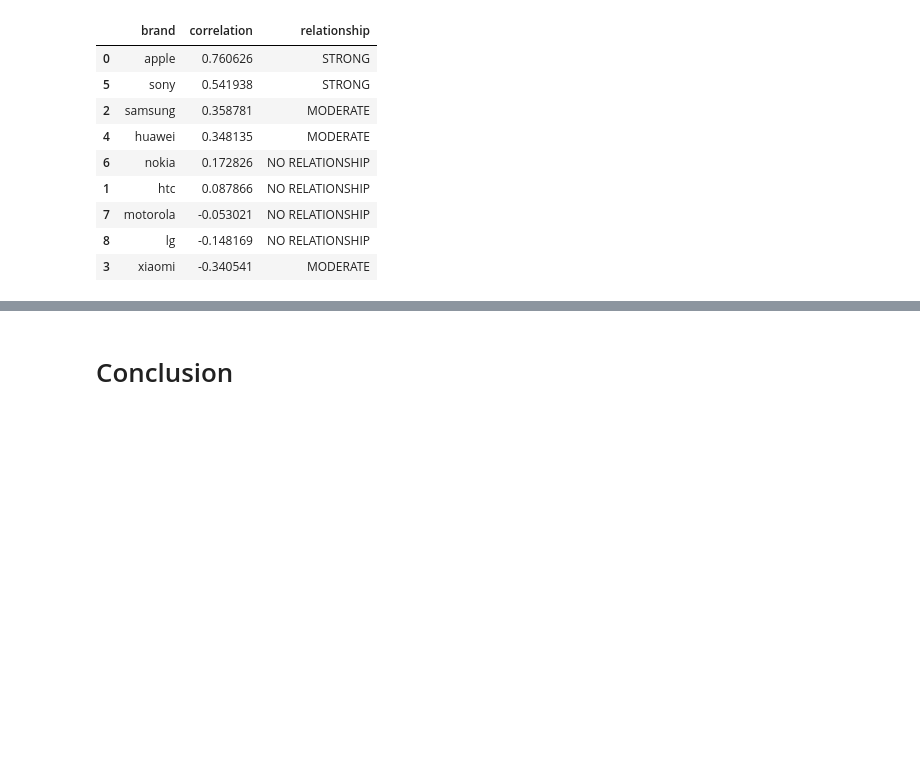
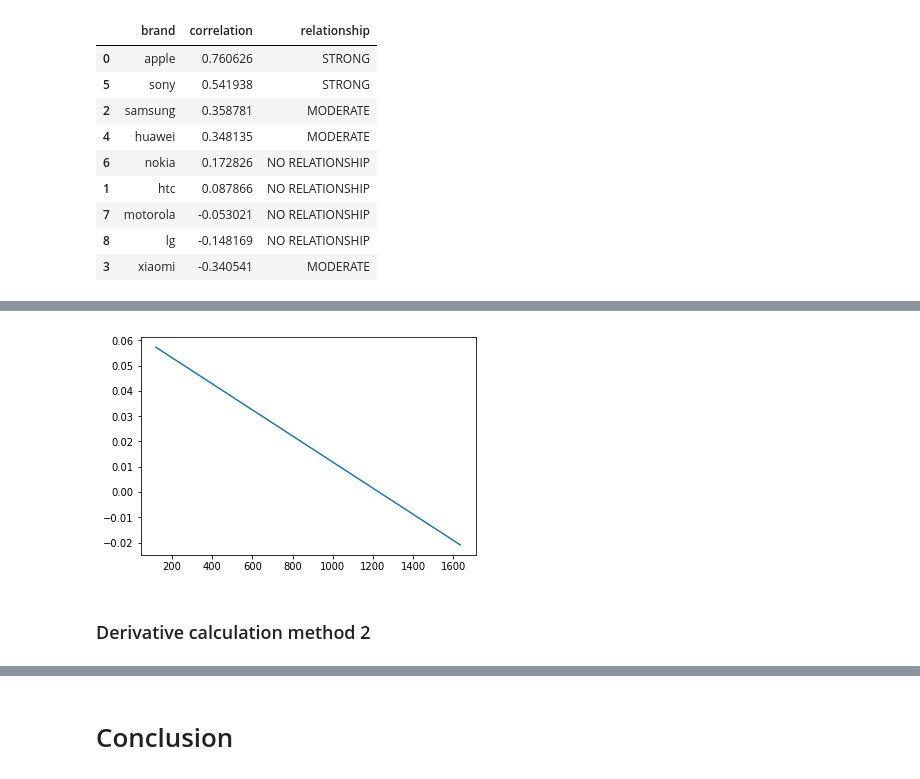
Before and after one commit to cercami/data-science, a Jupyter notebook: data_analysis/your-1000$-smartphone-NEW.ipynb, the cells around one changed output, grey strips where cells are left out. Cells and saved outputs as stored; diff of their text form; code cells hidden in the pictures; blank space fills up the shorter version.

```diff
--- a/data_analysis/your-1000$-smartphone-NEW.ipynb
+++ b/data_analysis/your-1000$-smartphone-NEW.ipynb
@@ -356,0 +399,6 @@ cor_df
+# %%
+plt.plot(range(int(min(apple.price)), int(max(apple.price))), derivatives );
+# %% [output]
+[figure, added]
+# %% [markdown]
+### Derivative calculation method 2
```
Also changed, not shown: parts of 28 cells of this notebook, 1 other file.
